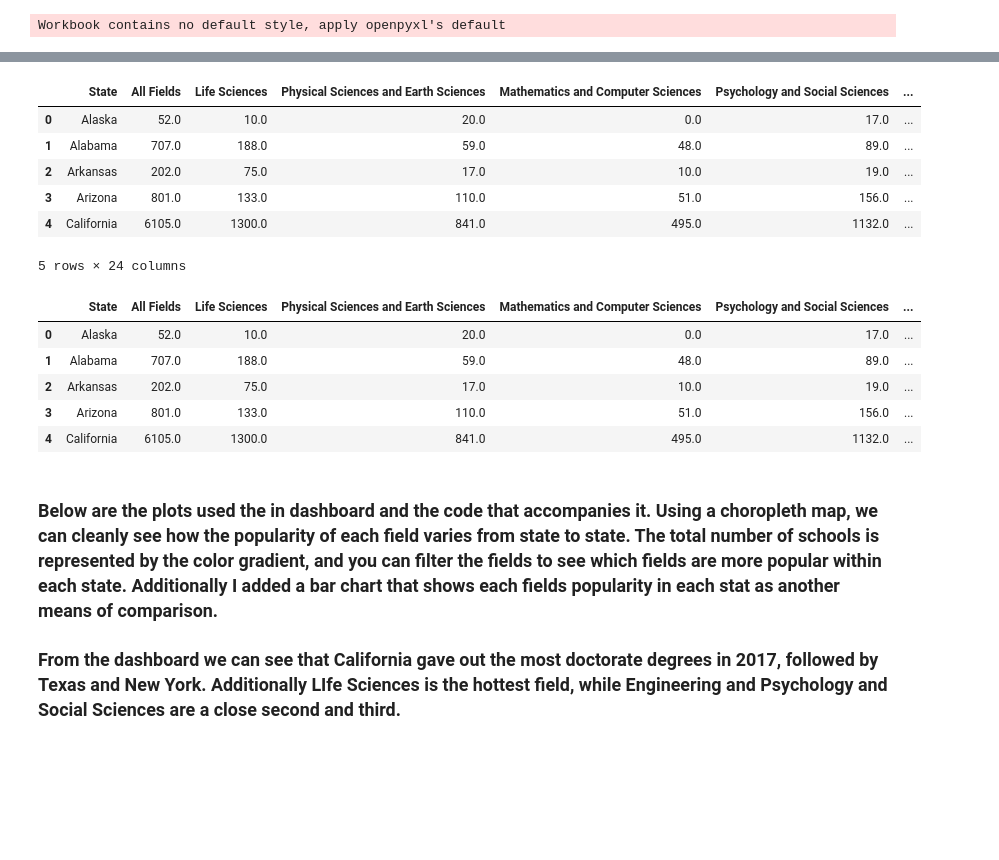
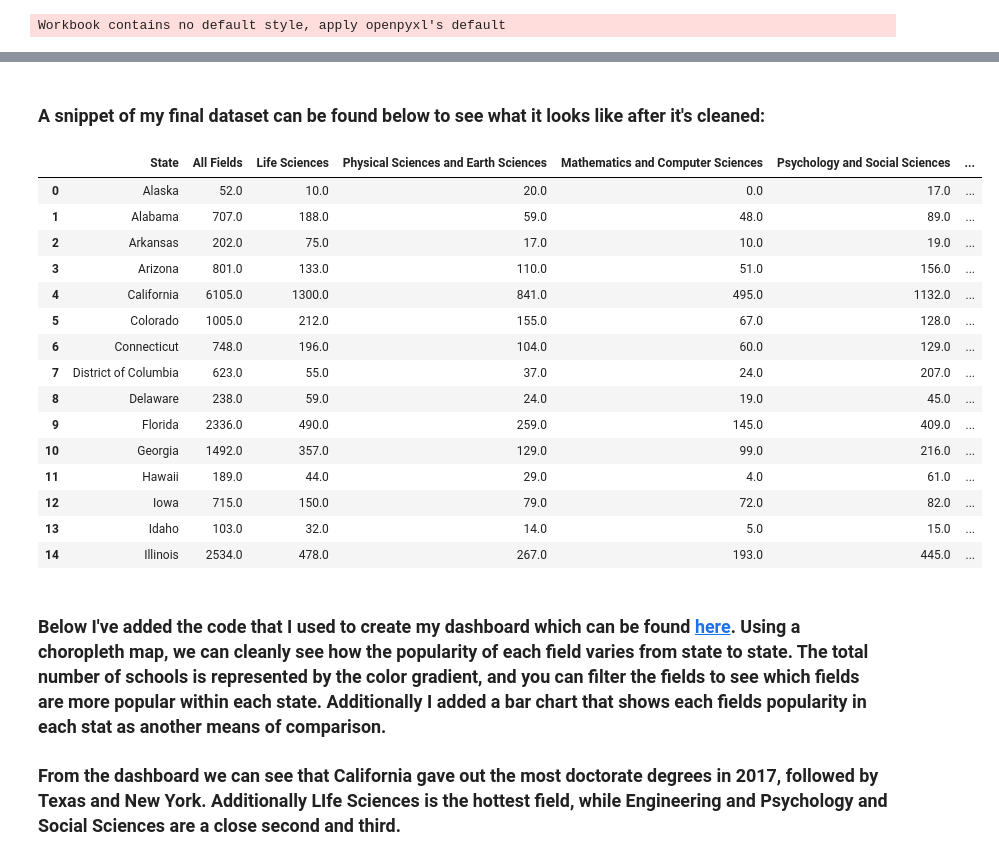
Before and after one commit to dapoade/fastpages, a Jupyter notebook: _notebooks/10-25-2021-Interactive-Dashboard.ipynb, the cells around one changed output, grey strips where cells are left out. Saved outputs shown, nothing was run; the diff lists cells and outputs as text; code cells hidden in the pictures; blank space fills up the shorter version.

```diff
--- a/_notebooks/10-25-2021-Interactive-Dashboard.ipynb
+++ b/_notebooks/10-25-2021-Interactive-Dashboard.ipynb
@@ -31,3 +33,3 @@ df1 = df.set_index(df.iloc[:,0])
 # %%
 #collapse_output
-df1.iloc[:,0].value_counts
+df1 = df1.reset_index(drop = True)
@@ -71,3 +35,0 @@ df1 = df1.loc[state_names]
-# %%
-#collapse_output
-df1.reset_index(drop = True, inplace = True)
@@ -143,31 +51,37 @@ df_final.columns = ['State', "All Fields" , 'Life Sciences' ,
 # %%
-#collapse_output
+#collapse
 df_exports = pd.read_csv('https://raw.githubusercontent.com/plotly/datasets/master/2011_us_ag_exports.csv')
 
 df_codes = df_final.merge(df_exports, left_on = 'State', right_on = 'state', how = 'left')
-df_codes.head()
-# %% [output]
-|  | State | All Fields | Life Sciences | Physical Sciences and Earth Sciences | Mathematics and Computer Sciences | Psychology and Social Sciences | ... |
-| 0 | Alaska | 52.0 | 10.0 | 20.0 | 0.0 | 17.0 | ... |
-| 1 | Alabama | 707.0 | 188.0 | 59.0 | 48.0 | 89.0 | ... |
-| 2 | Arkansas | 202.0 | 75.0 | 17.0 | 10.0 | 19.0 | ... |
-| 3 | Arizona | 801.0 | 133.0 | 110.0 | 51.0 | 156.0 | ... |
-| 4 | California | 6105.0 | 1300.0 | 841.0 | 495.0 | 1132.0 | ... |
-5 rows × 24 columns
 # %%
-#collapse_output
+#collapse
 df_codes = df_codes.iloc[:,0:8]
 
 df_codes.to_csv('/Users/dapoadegbile/Documents/Biostat 823/Homework/DoctoratesbyStateandDegree.csv', index_label = False)
-# %% [output]
-|  | State | All Fields | Life Sciences | Physical Sciences and Earth Sciences | Mathematics and Computer Sciences | Psychology and Social Sciences | ... |
-| 0 | Alaska | 52.0 | 10.0 | 20.0 | 0.0 | 17.0 | ... |
-| 1 | Alabama | 707.0 | 188.0 | 59.0 | 48.0 | 89.0 | ... |
-| 2 | Arkansas | 202.0 | 75.0 | 17.0 | 10.0 | 19.0 | ... |
-| 3 | Arizona | 801.0 | 133.0 | 110.0 | 51.0 | 156.0 | ... |
-| 4 | California | 6105.0 | 1300.0 | 841.0 | 495.0 | 1132.0 | ... |
+# %% [markdown]
+### A snippet of my final dataset can be found below to see what it looks like after it's cleaned:
+# %%
+#collapse
+df_codes.head(15)
+# %% [output]
+|  | State | All Fields | Life Sciences | Physical Sciences and Earth Sciences | Mathematics and Computer Sciences | Psychology and Social Sciences | ... |
+| 0 | Alaska | 52.0 | 10.0 | 20.0 | 0.0 | 17.0 | ... |
+| 1 | Alabama | 707.0 | 188.0 | 59.0 | 48.0 | 89.0 | ... |
+| 2 | Arkansas | 202.0 | 75.0 | 17.0 | 10.0 | 19.0 | ... |
+| 3 | Arizona | 801.0 | 133.0 | 110.0 | 51.0 | 156.0 | ... |
+| 4 | California | 6105.0 | 1300.0 | 841.0 | 495.0 | 1132.0 | ... |
+| 5 | Colorado | 1005.0 | 212.0 | 155.0 | 67.0 | 128.0 | ... |
+| 6 | Connecticut | 748.0 | 196.0 | 104.0 | 60.0 | 129.0 | ... |
+| 7 | District of Columbia | 623.0 | 55.0 | 37.0 | 24.0 | 207.0 | ... |
+| 8 | Delaware | 238.0 | 59.0 | 24.0 | 19.0 | 45.0 | ... |
+| 9 | Florida | 2336.0 | 490.0 | 259.0 | 145.0 | 409.0 | ... |
+| 10 | Georgia | 1492.0 | 357.0 | 129.0 | 99.0 | 216.0 | ... |
+| 11 | Hawaii | 189.0 | 44.0 | 29.0 | 4.0 | 61.0 | ... |
+| 12 | Iowa | 715.0 | 150.0 | 79.0 | 72.0 | 82.0 | ... |
+| 13 | Idaho | 103.0 | 32.0 | 14.0 | 5.0 | 15.0 | ... |
+| 14 | Illinois | 2534.0 | 478.0 | 267.0 | 193.0 | 445.0 | ... |
 # %% [markdown]
-### Below are the plots used the in dashboard and the code that accompanies it.  Using a choropleth map, we can cleanly see how the popularity of each field varies from state to state. The total number of schools is represented by the color gradient, and you can filter the fields to see which fields are more popular within each state. Additionally I added a bar chart that shows each fields popularity in each stat as another means of comparison.
+### Below I've added the code that I used to create my dashboard which can be found [here](https://share.streamlit.io/dapoade/doctorate-dashboards/main/DoctoratesDashboard.py).  Using a choropleth map, we can cleanly see how the popularity of each field varies from state to state. The total number of schools is represented by the color gradient, and you can filter the fields to see which fields are more popular within each state. Additionally I added a bar chart that shows each fields popularity in each stat as another means of comparison.
 
 ### From the dashboard we can see that California gave out the most doctorate degrees in 2017, followed by Texas and New York. Additionally LIfe Sciences is the hottest field, while Engineering and Psychology and Social Sciences are a close second and third.
 # %%
```
Also changed, not shown: parts of 15 cells of this notebook.
